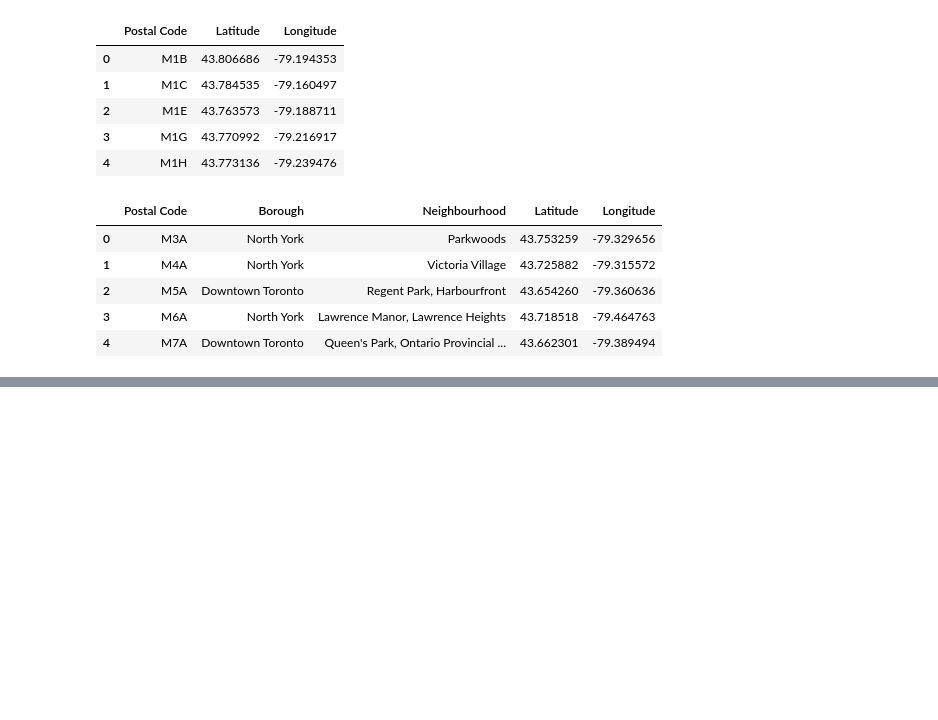
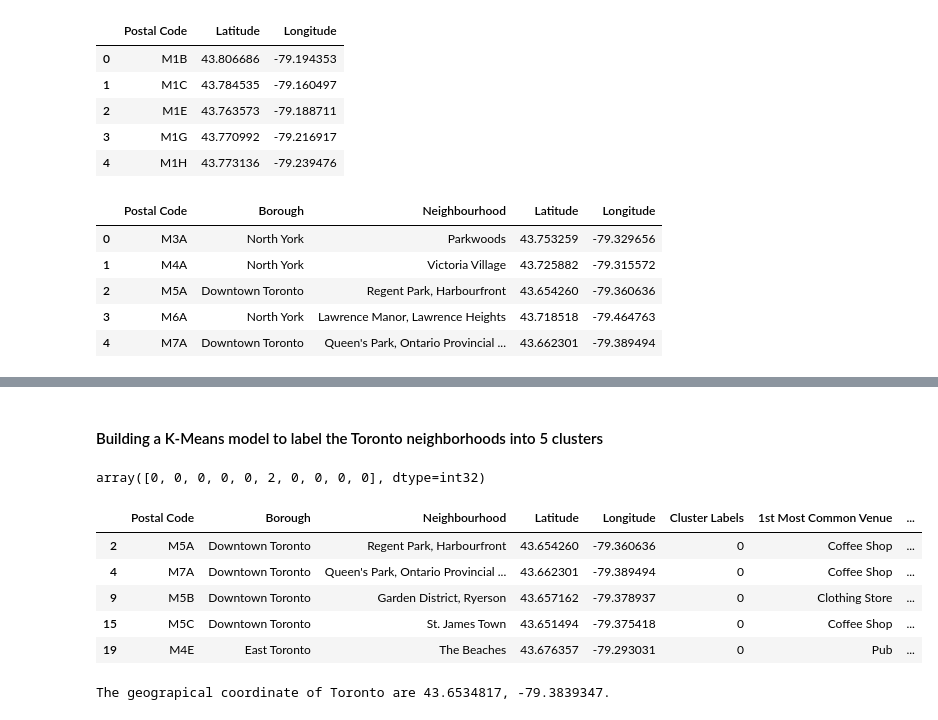
Before and after one commit to soumyabehera2312/Coursera_Capstone, a Jupyter notebook: Coursera Capstone Project.ipynb, the cells around one changed output, grey strips where cells are left out. Saved outputs shown, nothing was run; the diff lists cells and outputs as text; code cells hidden in the pictures; blank space fills up the shorter version.

```diff
--- a/Coursera Capstone Project.ipynb
+++ b/Coursera Capstone Project.ipynb
@@ -60,0 +250,6 @@ toronto_v1.head()
+# %%
+def return_most_common_venues(row, num_top_venues):
+    row_categories = row.iloc[1:]
+    row_categories_sorted = row_categories.sort_values(ascending=False)
+
+    return row_categories_sorted.index.values[0:num_top_venues]
@@ -60,0 +286,39 @@ toronto_v1.head()
+# %% [markdown]
+#### Building a K-Means model to label the Toronto neighborhoods into 5 clusters
+# %%
+kclusters = 5
+
+toronto_grouped_clustering = toronto_grouped.drop('Neighborhood Name', 1)
+
+kmeans = KMeans(init="k-means++",n_clusters=kclusters,random_state=0, n_init=12).fit(toronto_grouped_clustering)
+
+kmeans.labels_[0:10]
+# %% [output]
+array([0, 0, 0, 0, 0, 2, 0, 0, 0, 0], dtype=int32)
+# %%
+# add clustering labels
+neighborhoods_venues_sorted.insert(0, 'Cluster Labels', kmeans.labels_)
+
+toronto_merged = toronto_v1
+
+# merge manhattan_grouped with manhattan_data to add latitude/longitude for each neighborhood
+toronto_merged = toronto_merged.join(neighborhoods_venues_sorted.set_index('Neighborhood'), on='Neighbourhood')
+
+toronto_merged.head()
+# %% [output]
+|  | Postal Code | Borough | Neighbourhood | Latitude | Longitude | Cluster Labels | 1st Most Common Venue | ... |
+| 2 | M5A | Downtown Toronto | Regent Park, Harbourfront | 43.654260 | -79.360636 | 0 | Coffee Shop | ... |
+| 4 | M7A | Downtown Toronto | Queen's Park, Ontario Provincial ... | 43.662301 | -79.389494 | 0 | Coffee Shop | ... |
+| 9 | M5B | Downtown Toronto | Garden District, Ryerson | 43.657162 | -79.378937 | 0 | Clothing Store | ... |
+| 15 | M5C | Downtown Toronto | St. James Town | 43.651494 | -79.375418 | 0 | Coffee Shop | ... |
+| 19 | M4E | East Toronto | The Beaches | 43.676357 | -79.293031 | 0 | Pub | ... |
+# %%
+address = 'Toronto, ON'
+
+geolocator = Nominatim(user_agent="ny_explorer")
+location = geolocator.geocode(address)
+latitude = location.latitude
+longitude = location.longitude
+print('The geograpical coordinate of Toronto are {}, {}.'.format(latitude, longitude))
+# %% [output]
+The geograpical coordinate of Toronto are 43.6534817, -79.3839347.
```
Also changed, not shown: parts of 27 cells of this notebook.
